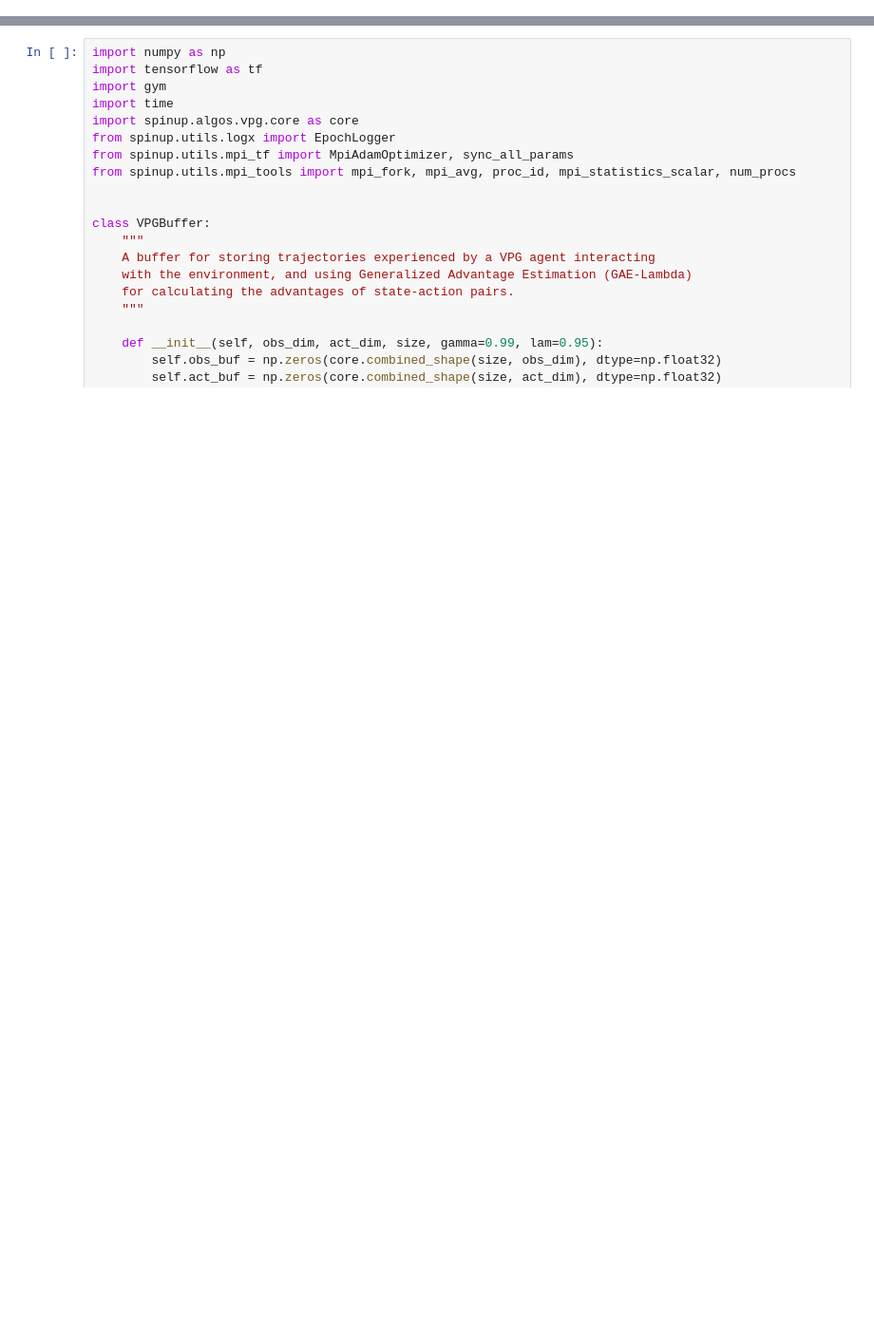
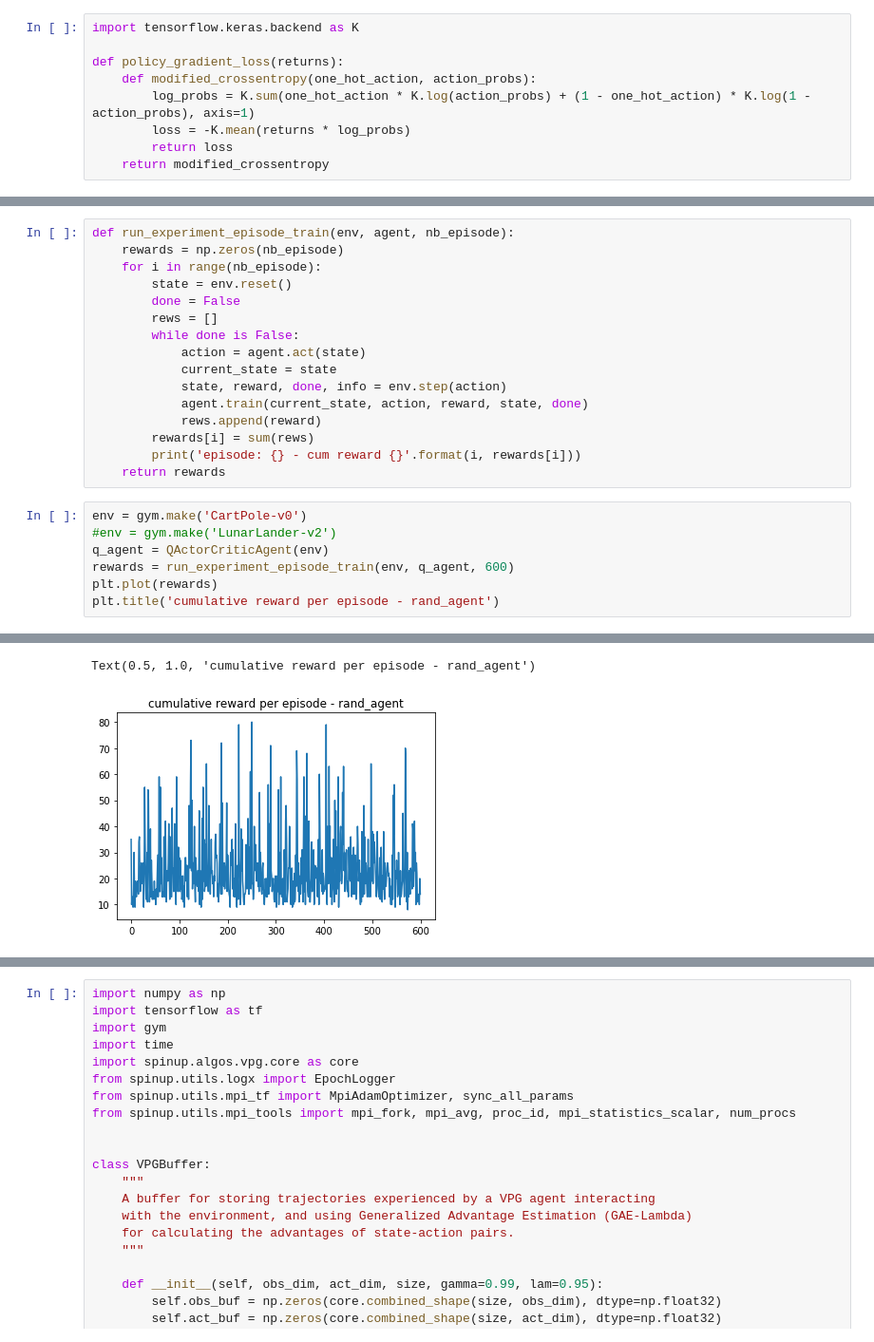
Before and after one commit to racousin/rl_introduction, a Jupyter notebook: notebooks/V) policy gradient Actor Critic.ipynb, the cells around one changed output, grey strips where cells are left out. Shown at 95% size. Cells and saved outputs as stored; diff of their text form; blank space fills up the shorter version.

Commit message:
init actor critic

```diff
--- a/notebooks/V) policy gradient Actor Critic.ipynb
+++ b/notebooks/V) policy gradient Actor Critic.ipynb
@@ -0,0 +41,9 @@
+# %%
+import tensorflow.keras.backend as K
+
+def policy_gradient_loss(returns):
+    def modified_crossentropy(one_hot_action, action_probs):
+        log_probs = K.sum(one_hot_action * K.log(action_probs) + (1 - one_hot_action) * K.log(1 - action_probs), axis=1)
+        loss = -K.mean(returns * log_probs)
+        return loss
+    return modified_crossentropy
@@ -0,0 +134,24 @@
+# %%
+def run_experiment_episode_train(env, agent, nb_episode):
+    rewards = np.zeros(nb_episode)
+    for i in range(nb_episode):
+        state = env.reset()
+        done = False
+        rews = []
+        while done is False:
+            action = agent.act(state)
+            current_state = state
+            state, reward, done, info = env.step(action)
+            agent.train(current_state, action, reward, state, done)
+            rews.append(reward)
+        rewards[i] = sum(rews)
+        print('episode: {} - cum reward {}'.format(i, rewards[i]))
+    return rewards
+# %%
+env = gym.make('CartPole-v0')
+#env = gym.make('LunarLander-v2')
+q_agent = QActorCriticAgent(env)
+rewards = run_experiment_episode_train(env, q_agent, 600)
+plt.plot(rewards)
+plt.title('cumulative reward per episode - rand_agent')
+# %% [output]
@@ -0,0 +175,2 @@
+Text(0.5, 1.0, 'cumulative reward per episode - rand_agent')
+[figure, added]
```
Also changed, not shown: parts of 11 cells of this notebook, 1 other file.
